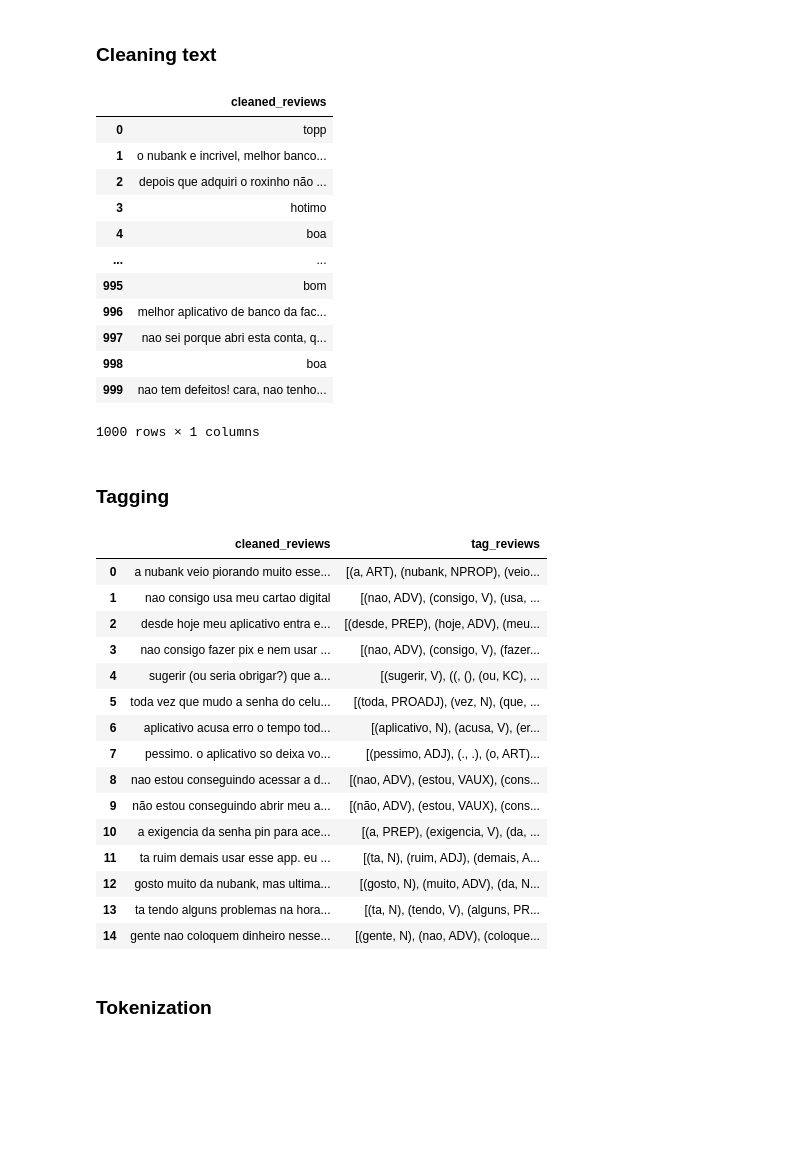
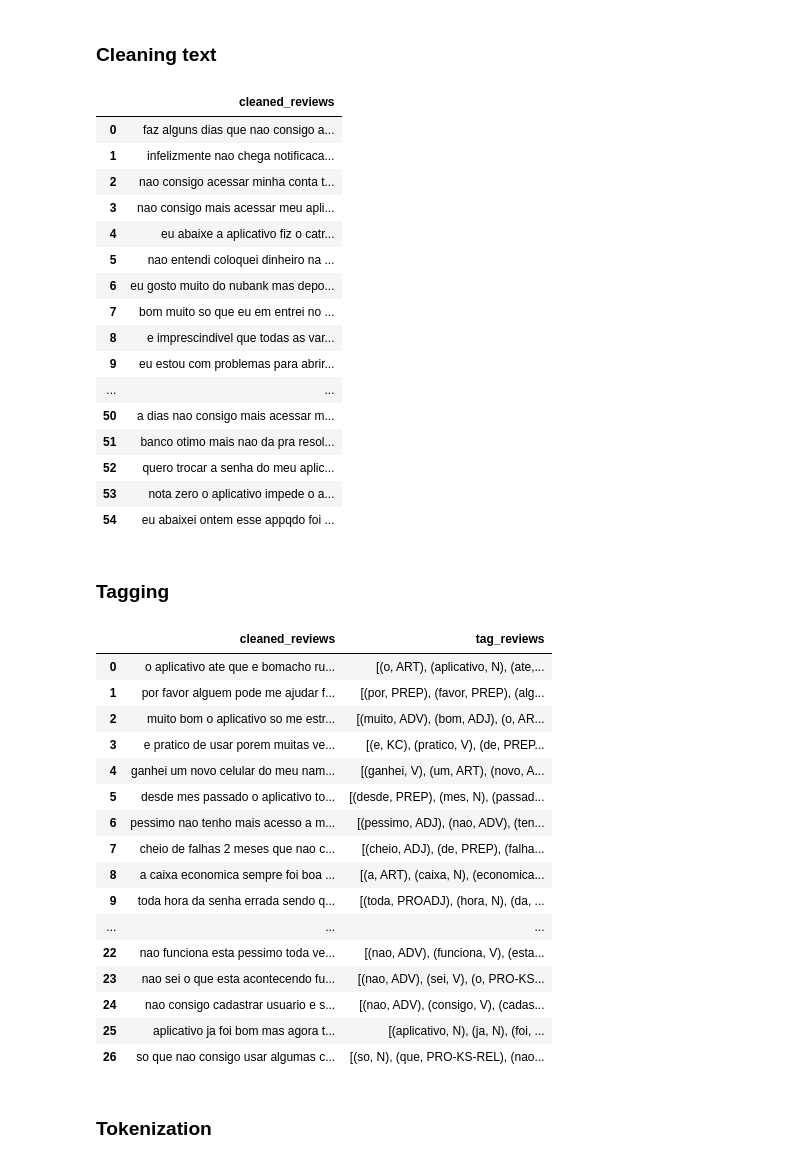
Before and after one commit to souzamoab/reviews-classifier-algorithm, a Jupyter notebook: security_reviews_extractor.ipynb, the cells around one changed output. Saved outputs shown, nothing was run; the diff lists cells and outputs as text; code cells hidden in the pictures; blank space fills up the shorter version.

```diff
--- a/security_reviews_extractor.ipynb
+++ b/security_reviews_extractor.ipynb
@@ -2,9 +2,10 @@
 ### Data import
 # %%
 import pandas as pd
+import seaborn as sns
 import sys
 
-data = pd.read_json('reviews_nubank.json')
+data = pd.read_json('reviews.json')
 data.loc[:,["text"]]
 # %% [output]
 |  | text |
@@ -26,6 +31,7 @@ data.loc[:,["text"]]
 import spacy
 import re
 import unicodedata
+import string
 
 def setup_abbr():
     file = open("abbr_portuguese.txt", encoding='utf-8')
@@ -35,45 +41,52 @@ def setup_abbr():
         w = line.split(";")
         abbr_dict[w[0]] = w[1].replace("\n", "")
     file.close()
 
     return abbr_dict
 
 def clean(data):
     doc = nlp(data)
     doc_lower = doc.text.lower()
+    punct = string.punctuation
+    for c in punct:
+        doc_lower = doc_lower.replace(c, "")
     doc_without_emoji = emoji_pattern.sub(r'', doc_lower)
     doc_punctuation = u"".join([c for c in unicodedata.normalize('NFKD', doc_without_emoji) if not unicodedata.combining(c)])
     doc_corrected = nlp(" ".join([abbr_dict.get(w, w) for w in doc_punctuation.split()]))
 
     return doc_corrected.text
 
 nlp = spacy.load('pt_core_news_sm')
 abbr_dict = setup_abbr()
 emoji_pattern = re.compile("["
                            u"\U0001F600-\U0001F64F" # emoticons
                            u"\U0001F300-\U0001F5FF" # symbols & pictographs
                            u"\U0001F680-\U0001F6FF" # transport & map symbols
                            u"\U0001F1E0-\U0001F1FF" # flags (iOS)
                            u"\U00002702-\U000027B0"
                            u"\U000024C2-\U0001F251"
                            "]+", flags=re.UNICODE)
 
 data['cleaned_reviews'] = data['text'].apply(clean)
 data.loc[:,["cleaned_reviews"]]
 # %% [output]
 |  | cleaned_reviews |
-| 0 | topp |
-| 1 | o nubank e incrivel, melhor banco... |
-| 2 | depois que adquiri o roxinho não ... |
-| 3 | hotimo |
-| 4 | boa |
+| 0 | faz alguns dias que nao consigo a... |
+| 1 | infelizmente nao chega notificaca... |
+| 2 | nao consigo acessar minha conta t... |
+| 3 | nao consigo mais acessar meu apli... |
+| 4 | eu abaixe a aplicativo fiz o catr... |
+| 5 | nao entendi coloquei dinheiro na ... |
+| 6 | eu gosto muito do nubank mas depo... |
+| 7 | bom muito so que eu em entrei no ... |
+| 8 | e imprescindivel que todas as var... |
+| 9 | eu estou com problemas para abrir... |
 | ... | ... |
-| 995 | bom |
-| 996 | melhor aplicativo de banco da fac... |
-| 997 | nao sei porque abri esta conta, q... |
-| 998 | boa |
-| 999 | nao tem defeitos! cara, nao tenho... |
+| 50 | a dias nao consigo mais acessar m... |
+| 51 | banco otimo mais nao da pra resol... |
+| 52 | quero trocar a senha do meu aplic... |
+| 53 | nota zero o aplicativo impede o a... |
+| 54 | eu abaixei ontem esse appqdo foi ... |
-1000 rows × 1 columns
 # %% [markdown]
 ### Tagging
 # %%
@@ -89,21 +102,22 @@ data['tag_reviews'] = data['cleaned_reviews'].apply(wordTag)
 data.loc[:,["cleaned_reviews", "tag_reviews"]]
 # %% [output]
 |  | cleaned_reviews | tag_reviews |
-| 0 | a nubank veio piorando muito esse... | [(a, ART), (nubank, NPROP), (veio... |
-| 1 | nao consigo usa meu cartao digital | [(nao, ADV), (consigo, V), (usa, ... |
-| 2 | desde hoje meu aplicativo entra e... | [(desde, PREP), (hoje, ADV), (meu... |
-| 3 | nao consigo fazer pix e nem usar ... | [(nao, ADV), (consigo, V), (fazer... |
-| 4 | sugerir (ou seria obrigar?) que a... | [(sugerir, V), ((, (), (ou, KC), ... |
-| 5 | toda vez que mudo a senha do celu... | [(toda, PROADJ), (vez, N), (que, ... |
-| 6 | aplicativo acusa erro o tempo tod... | [(aplicativo, N), (acusa, V), (er... |
-| 7 | pessimo. o aplicativo so deixa vo... | [(pessimo, ADJ), (., .), (o, ART)... |
-| 8 | nao estou conseguindo acessar a d... | [(nao, ADV), (estou, VAUX), (cons... |
-| 9 | não estou conseguindo abrir meu a... | [(não, ADV), (estou, VAUX), (cons... |
-| 10 | a exigencia da senha pin para ace... | [(a, PREP), (exigencia, V), (da, ... |
-| 11 | ta ruim demais usar esse app. eu ... | [(ta, N), (ruim, ADJ), (demais, A... |
-| 12 | gosto muito da nubank, mas ultima... | [(gosto, N), (muito, ADV), (da, N... |
-| 13 | ta tendo alguns problemas na hora... | [(ta, N), (tendo, V), (alguns, PR... |
-| 14 | gente nao coloquem dinheiro nesse... | [(gente, N), (nao, ADV), (coloque... |
+| 0 | o aplicativo ate que e bomacho ru... | [(o, ART), (aplicativo, N), (ate,... |
+| 1 | por favor alguem pode me ajudar f... | [(por, PREP), (favor, PREP), (alg... |
+| 2 | muito bom o aplicativo so me estr... | [(muito, ADV), (bom, ADJ), (o, AR... |
+| 3 | e pratico de usar porem muitas ve... | [(e, KC), (pratico, V), (de, PREP... |
+| 4 | ganhei um novo celular do meu nam... | [(ganhei, V), (um, ART), (novo, A... |
+| 5 | desde mes passado o aplicativo to... | [(desde, PREP), (mes, N), (passad... |
+| 6 | pessimo nao tenho mais acesso a m... | [(pessimo, ADJ), (nao, ADV), (ten... |
+| 7 | cheio de falhas 2 meses que nao c... | [(cheio, ADJ), (de, PREP), (falha... |
+| 8 | a caixa economica sempre foi boa ... | [(a, ART), (caixa, N), (economica... |
+| 9 | toda hora da senha errada sendo q... | [(toda, PROADJ), (hora, N), (da, ... |
+| ... | ... | ... |
+| 22 | nao funciona esta pessimo toda ve... | [(nao, ADV), (funciona, V), (esta... |
+| 23 | nao sei o que esta acontecendo fu... | [(nao, ADV), (sei, V), (o, PRO-KS... |
+| 24 | nao consigo cadastrar usuario e s... | [(nao, ADV), (consigo, V), (cadas... |
+| 25 | aplicativo ja foi bom mas agora t... | [(aplicativo, N), (ja, N), (foi, ... |
+| 26 | so que nao consigo usar algumas c... | [(so, N), (que, PRO-KS-REL), (nao... |
 # %% [markdown]
 ### Tokenization
 # %%
```
Also changed, not shown: parts of 11 cells of this notebook.
